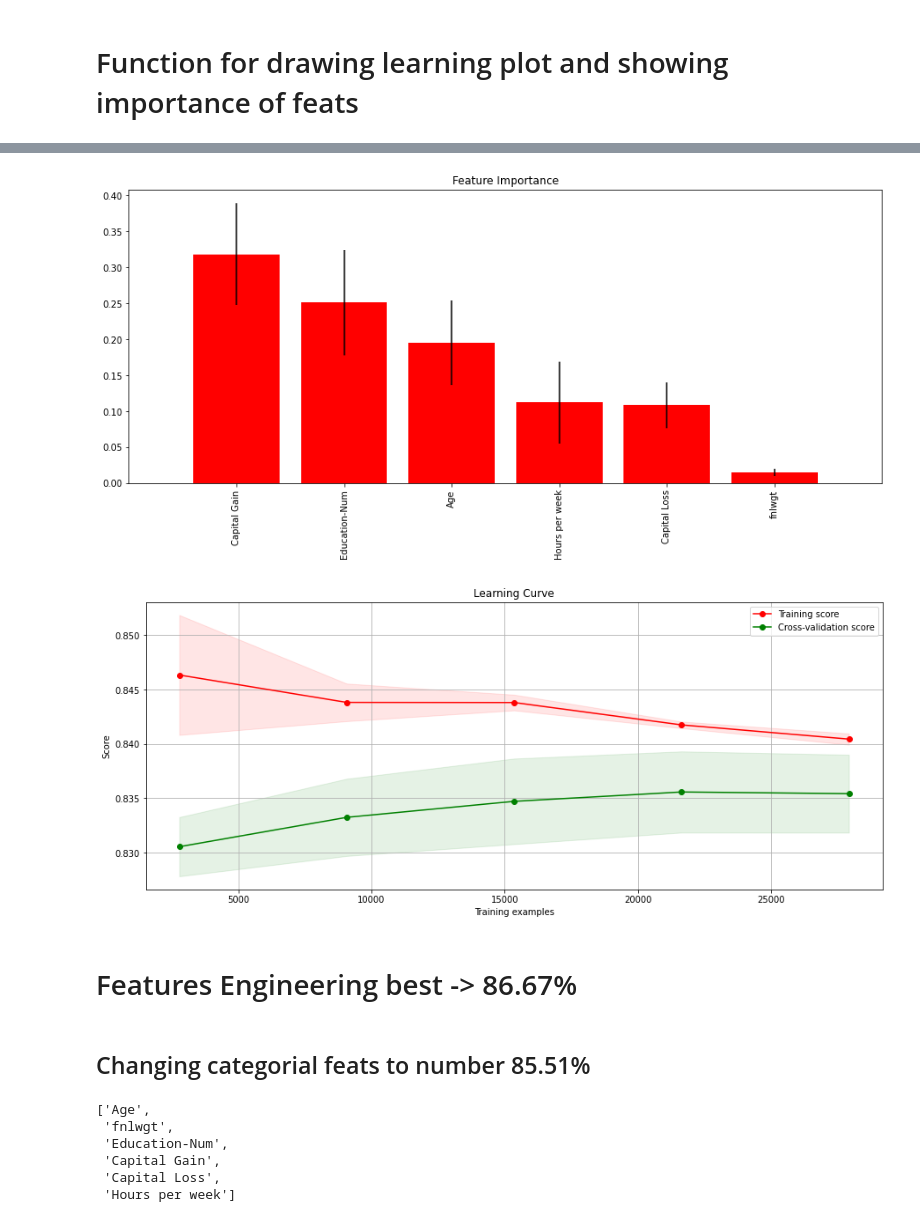
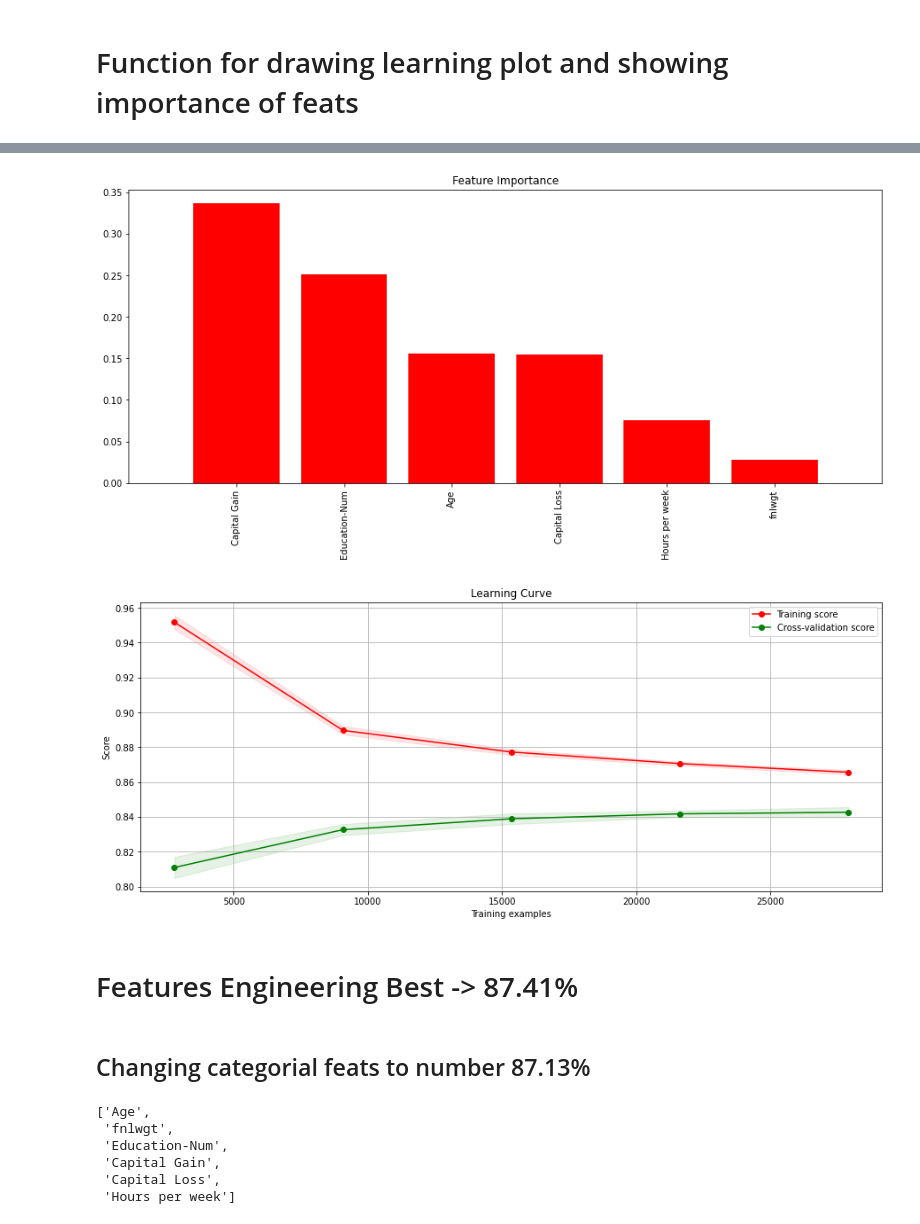
Before and after one commit to jedrzejd/Adult_Income, a Jupyter notebook: Adult_dataset.ipynb, the cells around one changed output, grey strips where cells are left out. Cells and saved outputs as stored; diff of their text form; code cells hidden in the pictures.

```diff
--- a/Adult_dataset.ipynb
+++ b/Adult_dataset.ipynb
@@ -170,13 +179,14 @@ Gets 83.54168366289578 % and std: 0.003571637950684945,
 # %%
-model = RandomForestClassifier(max_depth=8, random_state=1)
+# model = RandomForestClassifier(max_depth=8, random_state=1)
+model = xgb.XGBClassifier(random_state = 1, n_estimators = 100)
 check_features(model, basic_feats)
 # %% [output]
-[figure, old version]
+[figure, new version]
-[figure, old version]
+[figure, new version]
 # %% [markdown]
-# Features Engineering best -> 86.67%
+# Features Engineering Best -> 87.41%
 # %% [markdown]
-## Changing categorial feats to number 85.51%
+## Changing categorial feats to number 87.13%
 # %%
 feats_number = list(df.select_dtypes(np.number).columns)[:-1]
 feats_number
```
Also changed, not shown: parts of 14 cells of this notebook.
